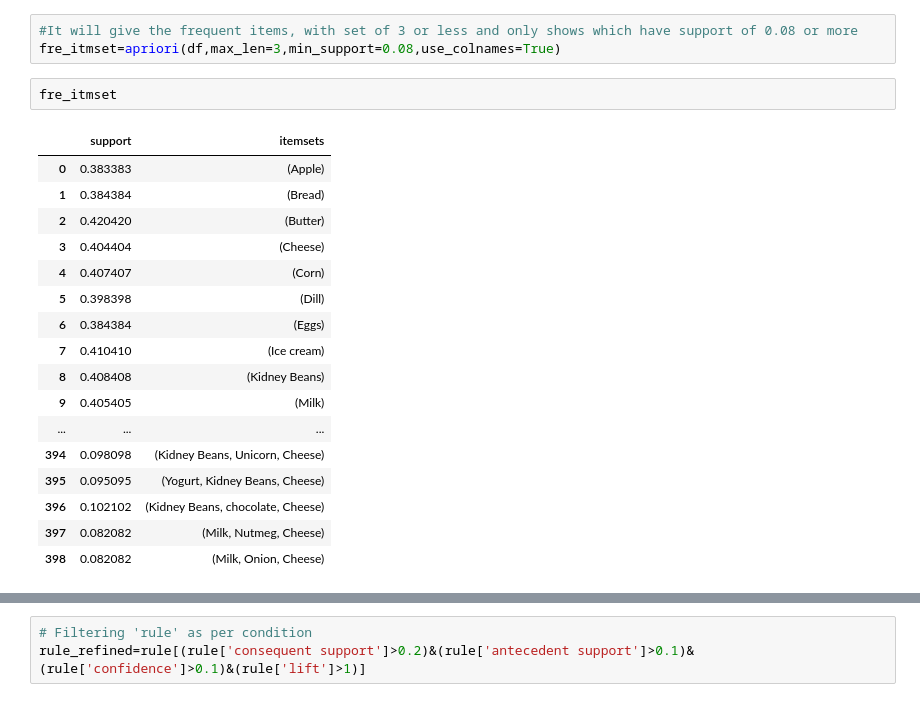
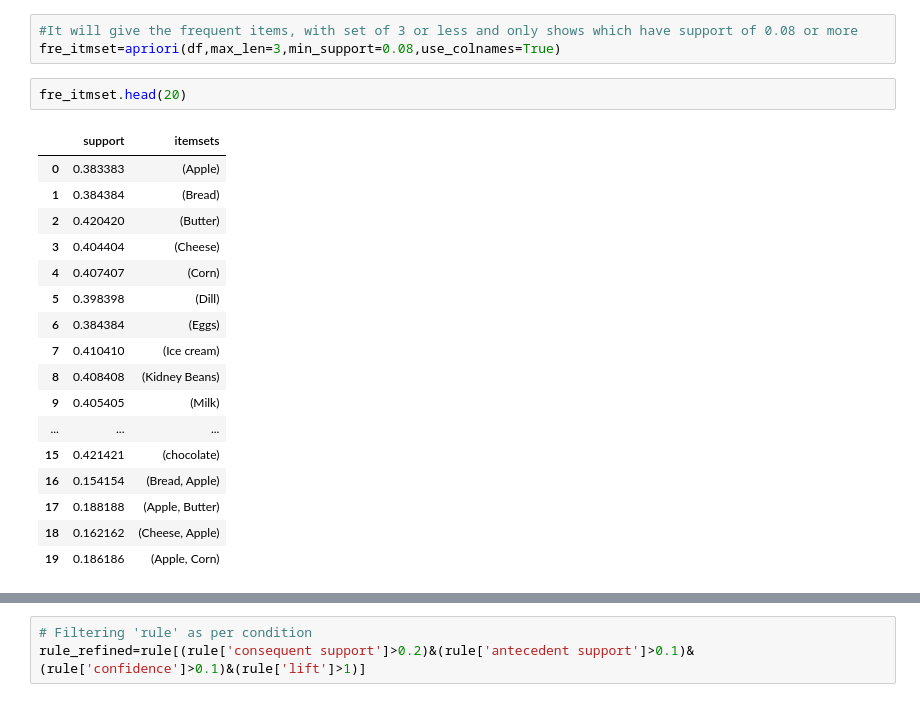
Before and after one commit to Rajkishor01/Resume, a Jupyter notebook: Market Basket Analysis.ipynb, the cells around one changed output, grey strips where cells are left out. Drawn from its saved outputs; the diff is of its cells as text.

```diff
--- a/Market Basket Analysis.ipynb
+++ b/Market Basket Analysis.ipynb
@@ -96,25 +85,25 @@ dtype: float64
 #It will give the frequent items, with set of 3 or less and only shows which have support of 0.08 or more
 fre_itmset=apriori(df,max_len=3,min_support=0.08,use_colnames=True)
 # %%
-fre_itmset
+fre_itmset.head(20)
 # %% [output]
 |  | support | itemsets |
 | 0 | 0.383383 | (Apple) |
 | 1 | 0.384384 | (Bread) |
 | 2 | 0.420420 | (Butter) |
 | 3 | 0.404404 | (Cheese) |
 | 4 | 0.407407 | (Corn) |
 | 5 | 0.398398 | (Dill) |
 | 6 | 0.384384 | (Eggs) |
 | 7 | 0.410410 | (Ice cream) |
 | 8 | 0.408408 | (Kidney Beans) |
 | 9 | 0.405405 | (Milk) |
 | ... | ... | ... |
-| 394 | 0.098098 | (Kidney Beans, Unicorn, Cheese) |
-| 395 | 0.095095 | (Yogurt, Kidney Beans, Cheese) |
-| 396 | 0.102102 | (Kidney Beans, chocolate, Cheese) |
-| 397 | 0.082082 | (Milk, Nutmeg, Cheese) |
-| 398 | 0.082082 | (Milk, Onion, Cheese) |
+| 15 | 0.421421 | (chocolate) |
+| 16 | 0.154154 | (Bread, Apple) |
+| 17 | 0.188188 | (Apple, Butter) |
+| 18 | 0.162162 | (Cheese, Apple) |
+| 19 | 0.186186 | (Apple, Corn) |
 # %%
 # This one will give you the association rule
 rule=association_rules(fre_itmset,min_threshold=0.1,metric='support')
```
Also changed, not shown: parts of 4 cells of this notebook, 3 other files.
